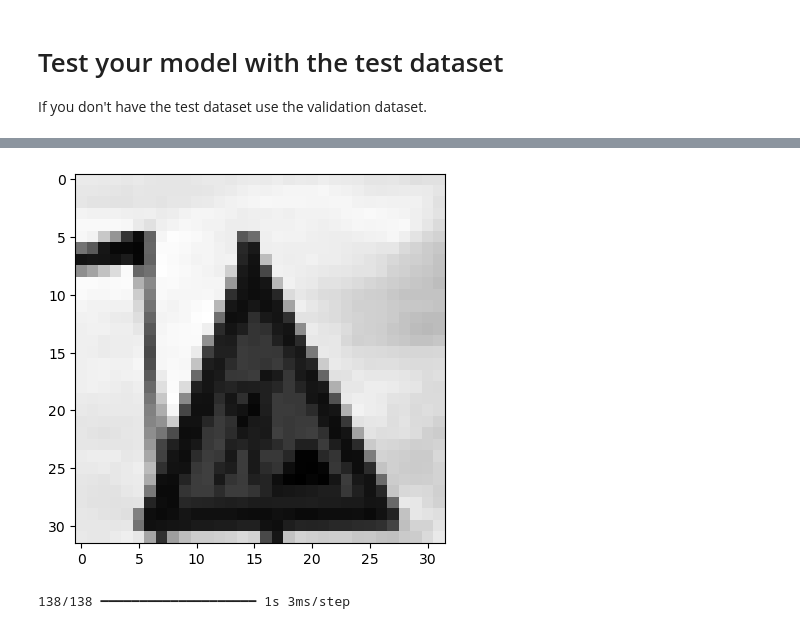
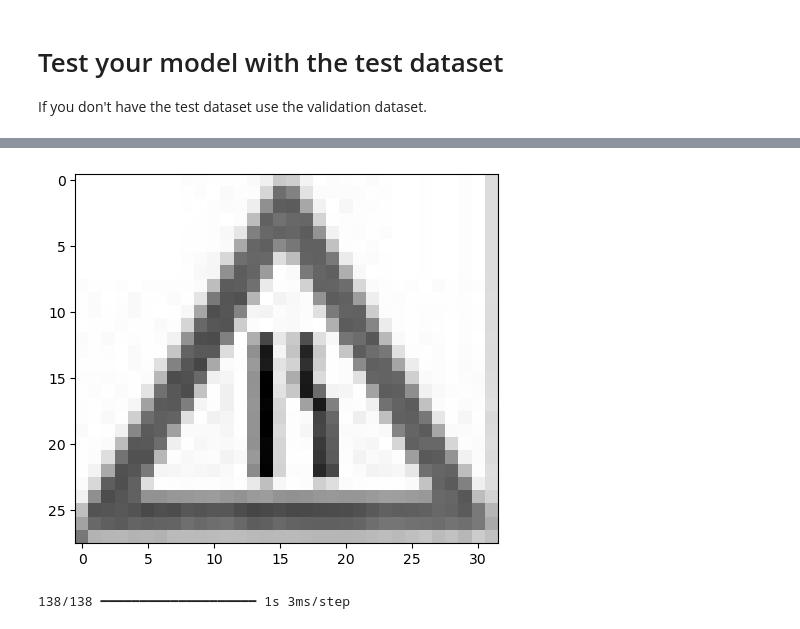
Before and after one commit to rippeddeadlift/KI_P2_Neuronale_Netze, a Jupyter notebook: models/student_task_gray.ipynb, the cells around one changed output, grey strips where cells are left out. Cells and saved outputs as stored; diff of their text form; code cells hidden in the pictures.

```diff
--- a/models/student_task_gray.ipynb
+++ b/models/student_task_gray.ipynb
@@ -220,7 +217,7 @@ def preprocess_image(img_path, target_size):
     return img_array
 
 
-img_path = r"D:\Studium\Semester 4\KI\Praktikum 2\KI_P2_Neuronale_Netze\dataset\baustelle.png"
+img_path = r"D:\Studium\Semester 4\KI\Praktikum 2\KI_P2_Neuronale_Netze\dataset\right_narrow.png"
 preprocessed_img = preprocess_image(img_path, target_size=(32, 32))
 
 print("Preprocessed image shape:", preprocessed_img.shape)
@@ -245,4 +242,4 @@ Predicted class: [25]
-[figure, old version]
+[figure, new version]
 # %%
 from sklearn.metrics import confusion_matrix
 predicted_classes = np.argmax(model.predict(X_valid_gray), axis=-1)
```
Also changed, not shown: parts of 9 cells of this notebook, 1 other file.
